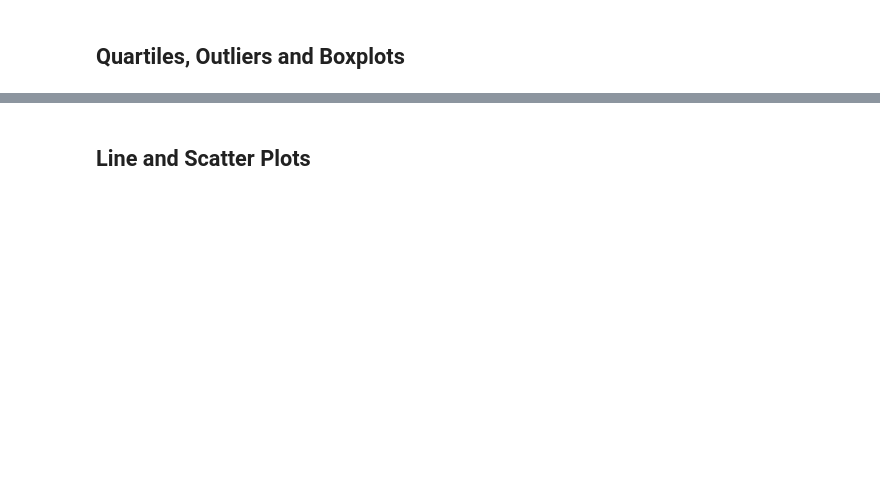
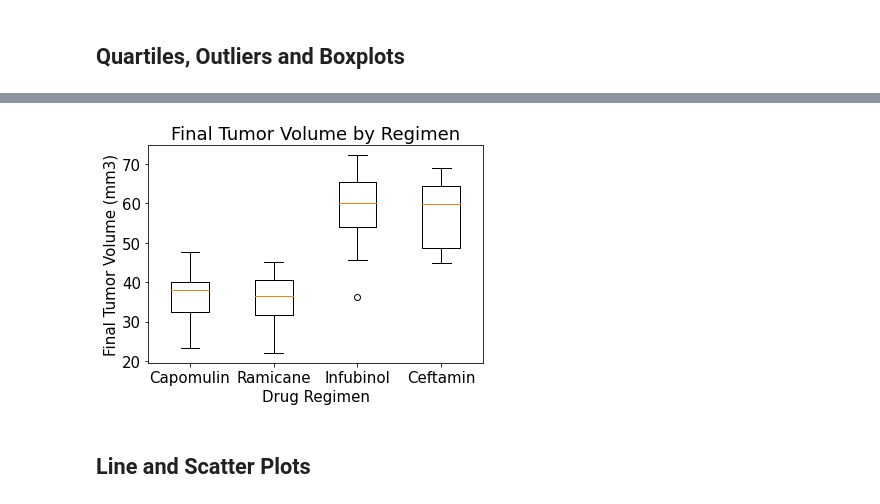
Before and after one commit to bgalde-dev/matplotlib-challenge, a Jupyter notebook: Pymaceuticals/pymaceuticals.ipynb, the cells around one changed output, grey strips where cells are left out. Drawn from its saved outputs; the diff is of its cells as text; code cells hidden in the pictures; blank space fills up the shorter version.

```diff
--- a/Pymaceuticals/pymaceuticals.ipynb
+++ b/Pymaceuticals/pymaceuticals.ipynb
@@ -202,8 +241,10 @@ plt.show()
 # %%
 # Calculate the final tumor volume of each mouse across four of the treatment regimens:
 # Capomulin, Ramicane, Infubinol, and Ceftamin
+drug_list = ["Capomulin","Ramicane","Infubinol","Ceftamin",]
 
-# Start by getting the last (greatest) timepoint for each mouse
+sorted_mice_data = clean_mice_data.sort_values(["Timepoint"], ascending=True)
 
-
-# Merge this group df with the original dataframe to get the tumor volume at the last timepoint
+# Tumor volumes at last timepoint for every drug
+regimen_data = mouse_timepoint[["Drug Regimen", "Mouse ID", "Timepoint", "Tumor Volume (mm3)"]]
+regimen_data
@@ -226,0 +265,4 @@ plt.show()
+# %%
+# Show statistical data for the 4 drugs requested
+for drug in drug_list:
+    print(get_drug_stats(drug))
@@ -227,4 +287,18 @@ plt.show()
 # %%
 # Generate a box plot of the final tumor volume of each mouse across four regimens of interest
+treatment_plot = []
+for drug in drug_list:
+    treatment_plot.append(get_drug_tumor_data(drug))
+
+fig1, ax1 = plt.subplots()
+ax1.set_title('Final Tumor Volume by Regimen')
+ax1.set_ylabel('Final Tumor Volume (mm3)')
+ax1.set_xlabel('Drug Regimen')
+
+ax1.boxplot(treatment_plot, labels=drug_list)
+plt.savefig('boxplot')
+plt.show()
+# %% [output]
+[figure, added]
 # %% [markdown]
 ## Line and Scatter Plots
```
Also changed, not shown: parts of 19 cells of this notebook, 1 other file.
